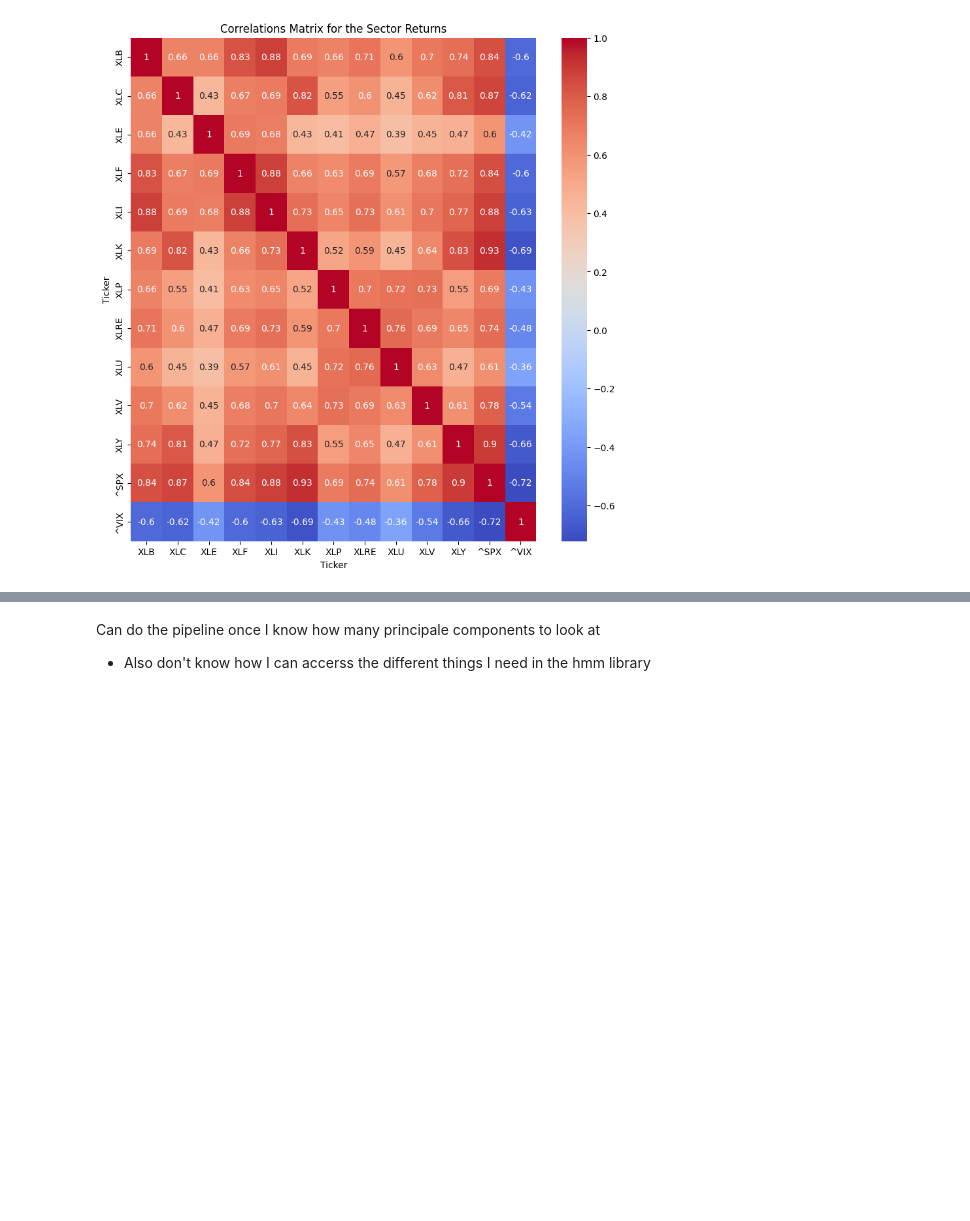
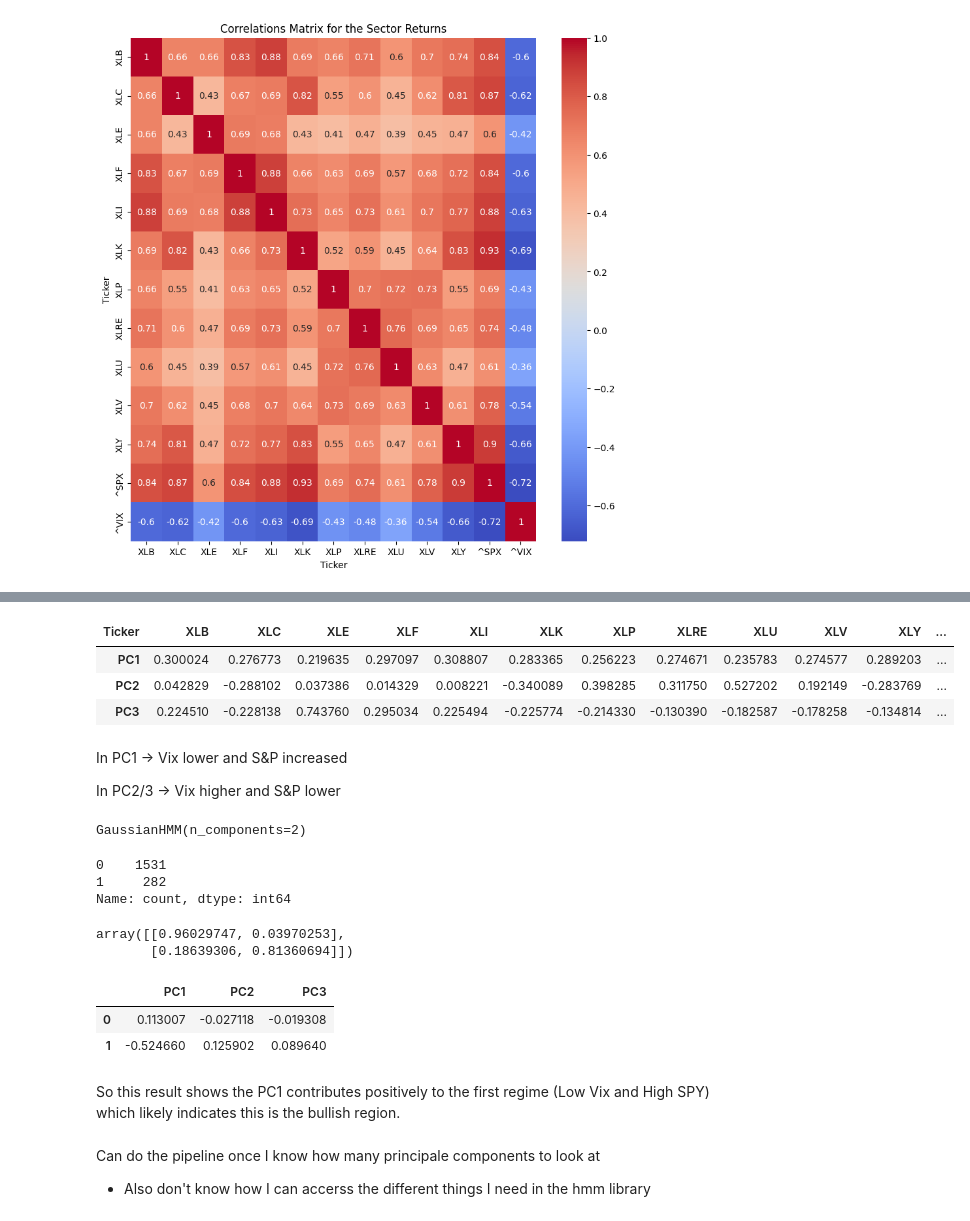
Before and after one commit to CampbelSoup/Regime-Classification-PCA-HMM-S-P500, a Jupyter notebook: pca_hmm.ipynb, the cells around one changed output, grey strips where cells are left out. Cells and saved outputs as stored; diff of their text form; code cells hidden in the pictures; blank space fills up the shorter version.

```diff
--- a/pca_hmm.ipynb
+++ b/pca_hmm.ipynb
@@ -54,3 +111,54 @@ Would need oty transform the test data using the PCA results of the training dat
+# %%
+Saved_PC = ["PC1", 'PC2', "PC3"]
+df_loadings = pd.DataFrame(
+    pca.components_,
+    columns = returns.columns,
+    index = Saved_PC
+)
+df_loadings.head()
+# %% [output]
+| Ticker | XLB | XLC | XLE | XLF | XLI | XLK | XLP | XLRE | XLU | XLV | XLY | ... |
+| PC1 | 0.300024 | 0.276773 | 0.219635 | 0.297097 | 0.308807 | 0.283365 | 0.256223 | 0.274671 | 0.235783 | 0.274577 | 0.289203 | ... |
+| PC2 | 0.042829 | -0.288102 | 0.037386 | 0.014329 | 0.008221 | -0.340089 | 0.398285 | 0.311750 | 0.527202 | 0.192149 | -0.283769 | ... |
+| PC3 | 0.224510 | -0.228138 | 0.743760 | 0.295034 | 0.225494 | -0.225774 | -0.214330 | -0.130390 | -0.182587 | -0.178258 | -0.134814 | ... |
+# %% [markdown]
+In PC1 -> Vix lower and S&P increased
+
+
+In PC2/3 -> Vix higher and S&P lower
+# %%
+hmm_model = hmm.GaussianHMM(n_components=2)
+hmm_model.fit(latent_variables)
+# %% [output]
+GaussianHMM(n_components=2)
+# %%
+probs = pd.Series(hmm_model.predict(latent_variables))
+
+# Number of days that we are each in regime
+probs.value_counts()
+# %% [output]
+0    1531
+1     282
+Name: count, dtype: int64
+# %%
+# Transition matrix -> Likely hood of transitioning between states
+transition_matrix = hmm_model.transmat_
+# %% [output]
+array([[0.96029747, 0.03970253],
+       [0.18639306, 0.81360694]])
+# %%
+#State Means
+df_means = pd.DataFrame(
+    hmm_model.means_,
+    columns = Saved_PC,
+)
+df_means
+# %% [output]
+|  | PC1 | PC2 | PC3 |
+| 0 | 0.113007 | -0.027118 | -0.019308 |
+| 1 | -0.524660 | 0.125902 | 0.089640 |
+# %% [markdown]
+So this result shows the PC1 contributes positively to the first regime (Low Vix and High SPY) which likely indicates this is the bullish region.
 # %% [markdown]
 Can do the pipeline once I know how many principale components to look at
 - Also don't know how I can accerss the different things I need in the hmm library
```
Also changed, not shown: parts of 10 cells of this notebook.
